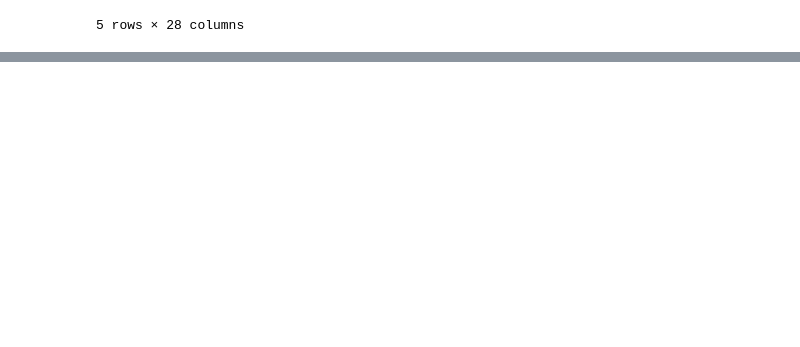
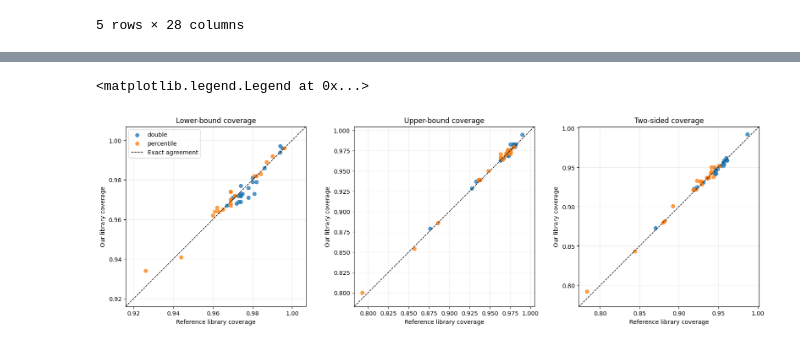
Before and after one commit to enejH04/bootstrap-inference, a Jupyter notebook: performance_validation/comparison.ipynb, the cells around one changed output, grey strips where cells are left out. Drawn from its saved outputs; the diff is of its cells as text; code cells hidden in the pictures; blank space fills up the shorter version.

Commit message:
Add coverage agreement plots

```diff
--- a/performance_validation/comparison.ipynb
+++ b/performance_validation/comparison.ipynb
@@ -110,0 +296,52 @@ coverage_summary
+# %%
+fig, axes = plt.subplots(
+    nrows=1,
+    ncols=3,
+    figsize=(16, 5),
+    constrained_layout=True,
+)
+
+coverage_types = [
+    ("lower_coverage", "Lower bound coverage"),
+    ("upper_coverage", "Upper bound coverage"),
+    ("two_sided_coverage", "Two sided coverage"),
+]
+
+for ax, (column, title) in zip(axes, coverage_types):
+    x = comparison[f"{column}_unconditional_ref"]
+    y = comparison[f"{column}_unconditional_our"]
+
+    for method, group in comparison.groupby("method"):
+        ax.scatter(
+            group[f"{column}_unconditional_ref"],
+            group[f"{column}_unconditional_our"],
+            label=method,
+            alpha=0.75,
+        )
+
+    lower_limit = min(x.min(), y.min()) - 0.01
+    upper_limit = max(x.max(), y.max()) + 0.01
+
+    ax.plot(
+        [lower_limit, upper_limit],
+        [lower_limit, upper_limit],
+        linestyle="--",
+        color="black",
+        linewidth=1,
+        label="Exact agreement",
+    )
+
+    ax.set(
+        xlim=(lower_limit, upper_limit),
+        ylim=(lower_limit, upper_limit),
+        xlabel="Reference library coverage",
+        ylabel="Our library coverage",
+        title=title,
+        aspect="equal",
+    )
+    ax.grid(alpha=0.25)
+
+axes[0].legend()
+# %% [output]
+<matplotlib.legend.Legend at 0x...>
+[figure, added]
```
Also changed, not shown: parts of 10 cells of this notebook.
